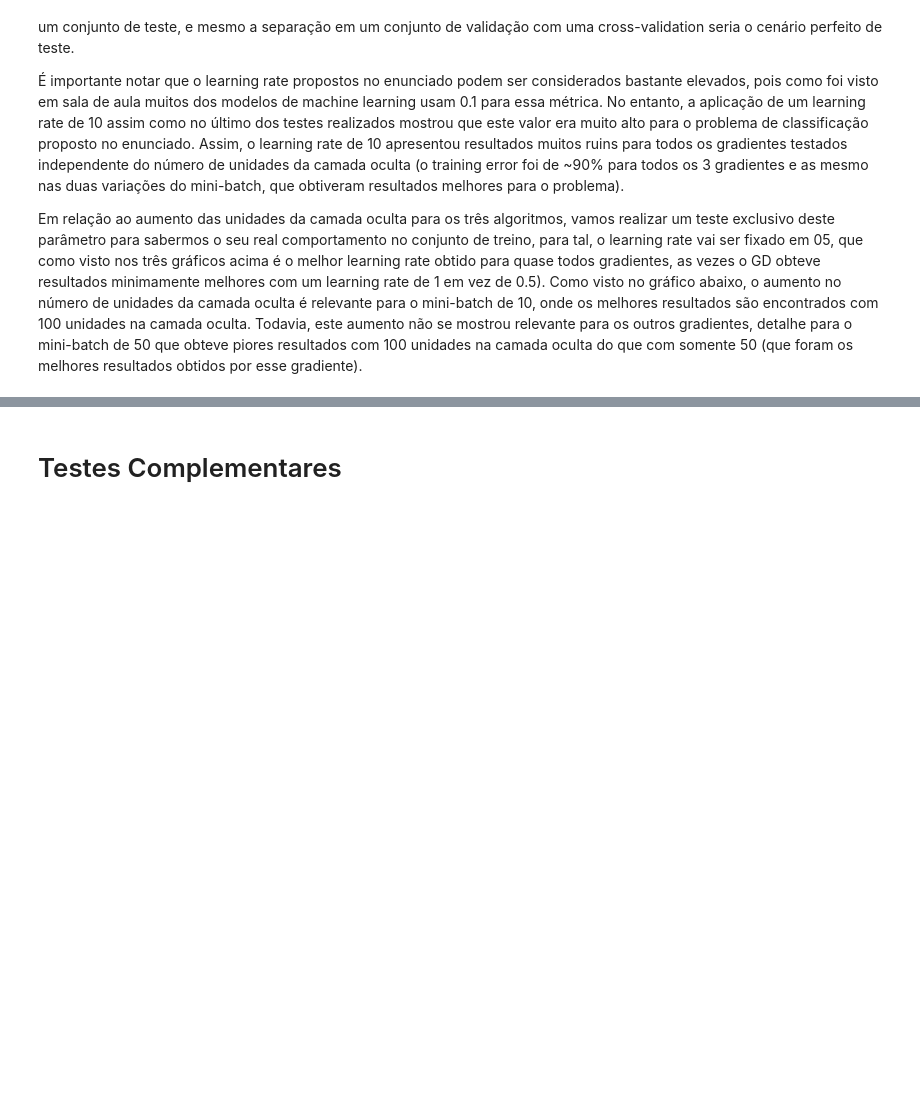
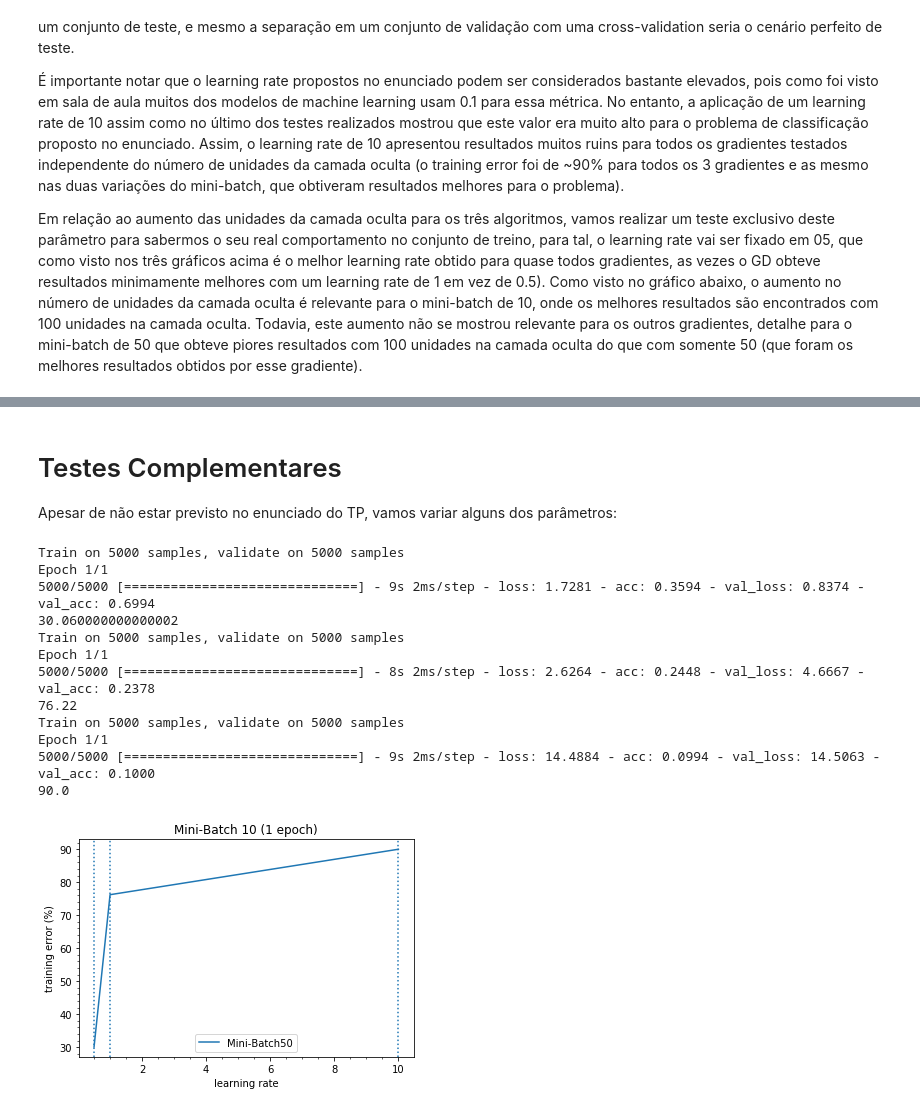
Before and after one commit to gesteves91/tp-ml, a Jupyter notebook: Neural-Network.ipynb, the cells around one changed output, grey strips where cells are left out. Cells and saved outputs as stored; diff of their text form; code cells hidden in the pictures; blank space fills up the shorter version.

Commit message:
More tests

```diff
--- a/Neural-Network.ipynb
+++ b/Neural-Network.ipynb
@@ -695,2 +829,40 @@ Text(0.5,1,'50 unities hidden layer')
-# %% [markdown]
-# Testes Complementares
+# %% [markdown]
+# Testes Complementares
+
+Apesar de não estar previsto no enunciado do TP, vamos variar alguns dos parâmetros:
+# %%
+inputs = [0.5, 1, 10]
+unities = [25, 50, 100]
+outputs = []
+
+for i, u in zip(inputs, unities):
+    model = baseline_model(u, i)
+    model.fit(X_train, y_train, validation_data=(X_test, y_test), epochs=1, batch_size=10, verbose=1)
+    scores = model.evaluate(X_test, y_test, verbose=0)
+    print(100-scores[1]*100)
+    outputs.append(100-scores[1]*100)
+
+plt.plot(inputs, outputs, label='Mini-Batch50')
+plt.xlabel('learning rate')
+plt.axvline(x=0.5, ls='dotted')
+plt.axvline(x=1, ls='dotted')
+plt.axvline(x=10, ls='dotted')
+plt.minorticks_on()
+plt.ylabel('training error (%)')
+plt.title("Mini-Batch 10 (1 epoch)")
+plt.legend()
+plt.show()
+# %% [output]
+Train on 5000 samples, validate on 5000 samples
+Epoch 1/1
+5000/5000 [==============================] - 9s 2ms/step - loss: 1.7281 - acc: 0.3594 - val_loss: 0.8374 - val_acc: 0.6994
+30.060000000000002
+Train on 5000 samples, validate on 5000 samples
+Epoch 1/1
+5000/5000 [==============================] - 8s 2ms/step - loss: 2.6264 - acc: 0.2448 - val_loss: 4.6667 - val_acc: 0.2378
+76.22
+Train on 5000 samples, validate on 5000 samples
+Epoch 1/1
+5000/5000 [==============================] - 9s 2ms/step - loss: 14.4884 - acc: 0.0994 - val_loss: 14.5063 - val_acc: 0.1000
+90.0
+[figure, added]
```
Also changed, not shown: parts of 92 cells of this notebook.
